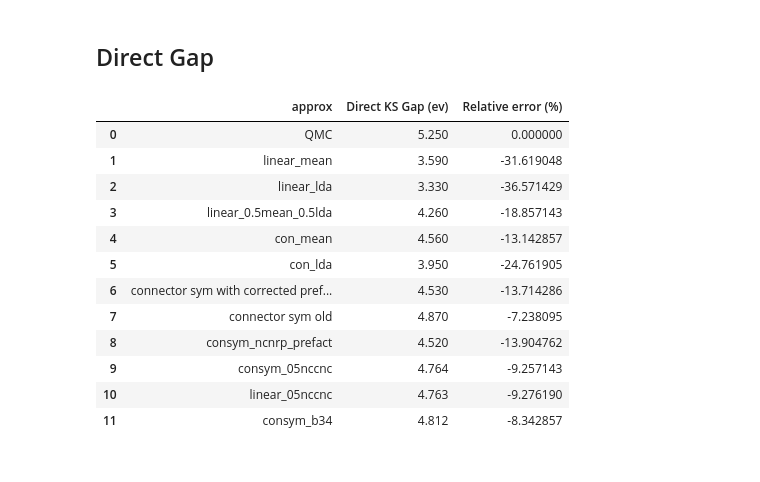
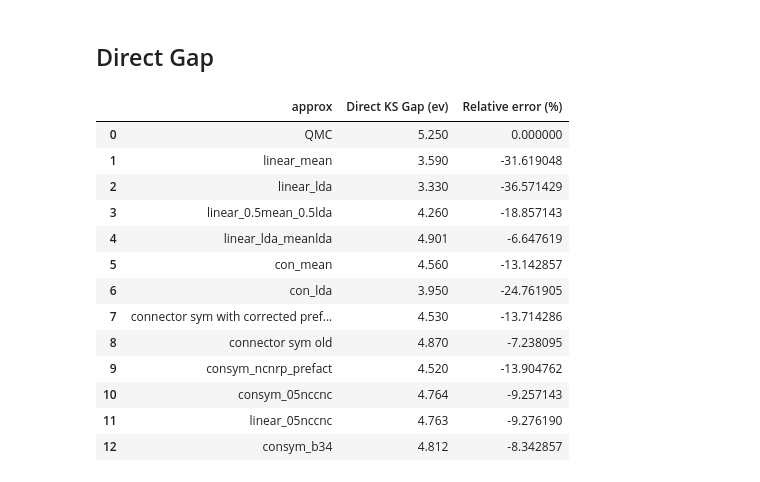
Before and after one commit to aouinaayoub/connector, a Jupyter notebook: fxc_connector.ipynb, the cells around one changed output. Cells and saved outputs as stored; diff of their text form; code cells hidden in the pictures.

```diff
--- a/fxc_connector.ipynb
+++ b/fxc_connector.ipynb
@@ -457,27 +471,28 @@ The direct gap is 4.5220 ev | QMC = 5.25 ev
 #dens_temp,_,_,_,_,_=get_data_from_npz_nacl("nacl_consym.npz", it=-1)
 # %%
 nacl_direct_gaps_data = pd.DataFrame()
-nacl_direct_gaps_data["approx"] = ["QMC", "linear_mean", "linear_lda","linear_0.5mean_0.5lda",
+nacl_direct_gaps_data["approx"] = ["QMC", "linear_mean", "linear_lda","linear_0.5mean_0.5lda", "linear_lda_meanlda",
                                  "con_mean", "con_lda","connector sym with corrected prefactor",
                                  "connector sym old","consym_ncnrp_prefact", "consym_05nccnc", "linear_05nccnc", "consym_b34"]
-nacl_direct_gaps_data[" Direct KS Gap (ev)"]= [5.25,3.59,3.33,4.26, 4.56,3.95,4.53,4.87,4.52,4.764,4.763, 4.812]
+nacl_direct_gaps_data[" Direct KS Gap (ev)"]= [5.25,3.59,3.33,4.26,4.901 ,4.56,3.95,4.53,4.87,4.52,4.764,4.763, 4.812]
 
 nacl_direct_gaps_data["Relative error (%)"] = 100*(nacl_direct_gaps_data[" Direct KS Gap (ev)"]-nacl_direct_gaps_data[" Direct KS Gap (ev)"][0])/nacl_direct_gaps_data[" Direct KS Gap (ev)"][0]
 nacl_direct_gaps_data
 # %% [output]
 |  | approx | Direct KS Gap (ev) | Relative error (%) |
 | 0 | QMC | 5.250 | 0.000000 |
 | 1 | linear_mean | 3.590 | -31.619048 |
 | 2 | linear_lda | 3.330 | -36.571429 |
 | 3 | linear_0.5mean_0.5lda | 4.260 | -18.857143 |
-| 4 | con_mean | 4.560 | -13.142857 |
-| 5 | con_lda | 3.950 | -24.761905 |
-| 6 | connector sym with corrected pref... | 4.530 | -13.714286 |
-| 7 | connector sym old | 4.870 | -7.238095 |
-| 8 | consym_ncnrp_prefact | 4.520 | -13.904762 |
-| 9 | consym_05nccnc | 4.764 | -9.257143 |
-| 10 | linear_05nccnc | 4.763 | -9.276190 |
-| 11 | consym_b34 | 4.812 | -8.342857 |
+| 4 | linear_lda_meanlda | 4.901 | -6.647619 |
+| 5 | con_mean | 4.560 | -13.142857 |
+| 6 | con_lda | 3.950 | -24.761905 |
+| 7 | connector sym with corrected pref... | 4.530 | -13.714286 |
+| 8 | connector sym old | 4.870 | -7.238095 |
+| 9 | consym_ncnrp_prefact | 4.520 | -13.904762 |
+| 10 | consym_05nccnc | 4.764 | -9.257143 |
+| 11 | linear_05nccnc | 4.763 | -9.276190 |
+| 12 | consym_b34 | 4.812 | -8.342857 |
 # %%
 #temp= get_dens_inSD_nacl(dens_temp)-get_dens_inSD_nacl(newdens_QMC_nacl)
 #plot_diff_func(get_dens_inSD_nacl(newdens_QMC_nacl), [diff_con2,temp], ["consym_old","temp"],erbar_nacl, mat="nacl",ymin=-10, ymax=25)
```
Also changed, not shown: parts of 7 cells of this notebook.
